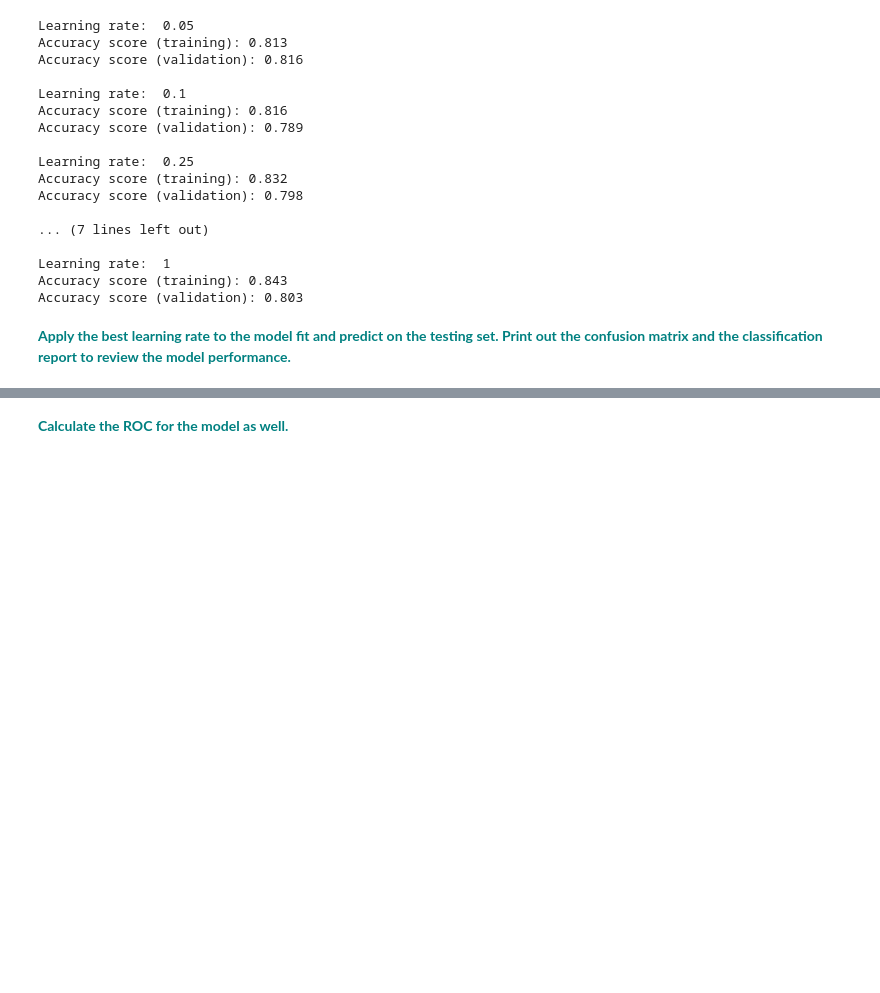
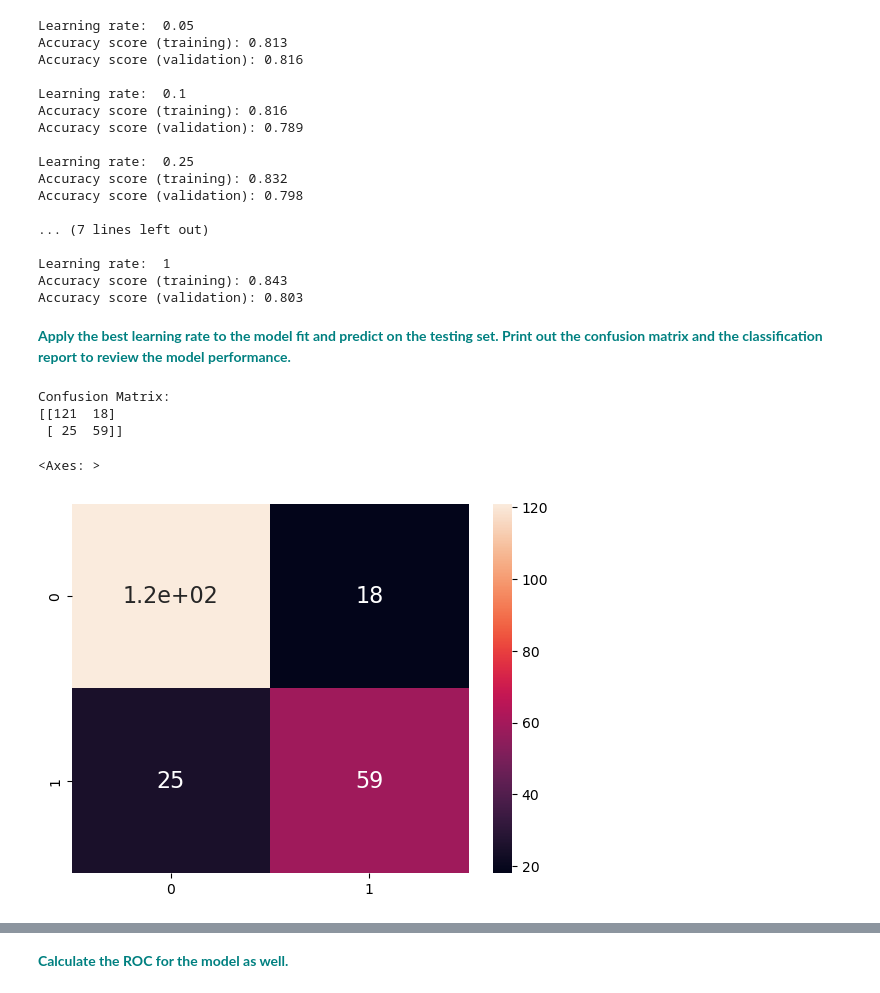
Before and after one commit to sabheen9/Gradient_Boosting_Case_Study_updated_10_01_2020, a Jupyter notebook: Gradient Boosting Case Study.ipynb, the cells around one changed output, grey strips where cells are left out. Drawn from its saved outputs; the diff is of its cells as text; code cells hidden in the pictures; blank space fills up the shorter version.

```diff
--- a/Gradient Boosting Case Study.ipynb
+++ b/Gradient Boosting Case Study.ipynb
@@ -245,3 +246,28 @@ Accuracy score (training): 0.843
 Accuracy score (validation): 0.803
 # %% [markdown]
 **<font color='teal'>Apply the best learning rate to the model fit and predict on the testing set. Print out the confusion matrix and the classification report to review the model performance.</font>**
+# %%
+Learning_rate = 0.5
+
+## Create the classifier:
+gb = GradientBoostingClassifier(n_estimators=20, learning_rate = Learning_rate,
+                                max_features=2, max_depth = 2, random_state = 0)
+
+# Fit the classifier to the training data
+gb.fit(X_train, y_train)
+
+# Predict the labels of the test set: y_pred
+y_pred = gb.predict(X_test)
+
+# Compute and print the confusion matrix and classification report:
+print('Confusion Matrix:')
+print(confusion_matrix(y_test, y_pred))
+# %% [output]
+Confusion Matrix:
+[[121  18]
+ [ 25  59]]
+# %%
+sns.heatmap(c_matrix, annot=True, annot_kws={"size": 16})
+# %% [output]
+<Axes: >
+[figure, added]
```
Also changed, not shown: parts of 3 cells of this notebook.
